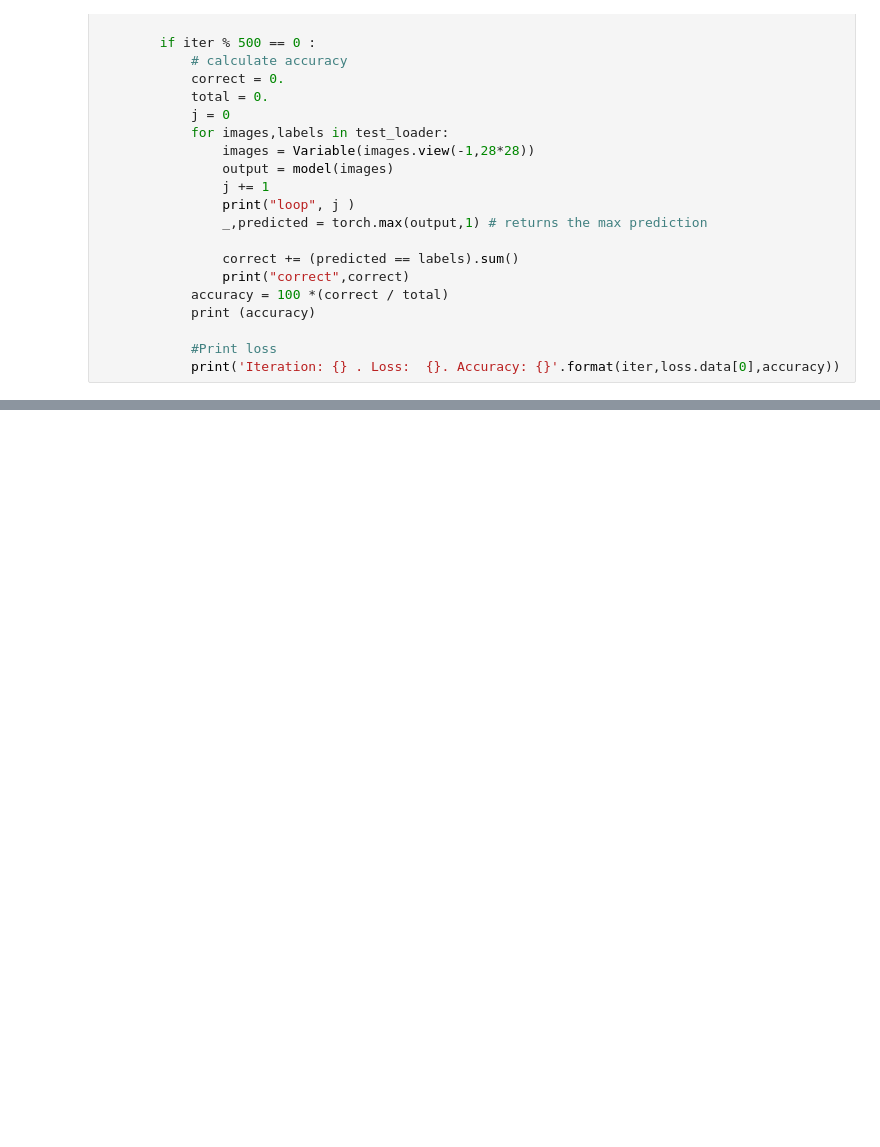
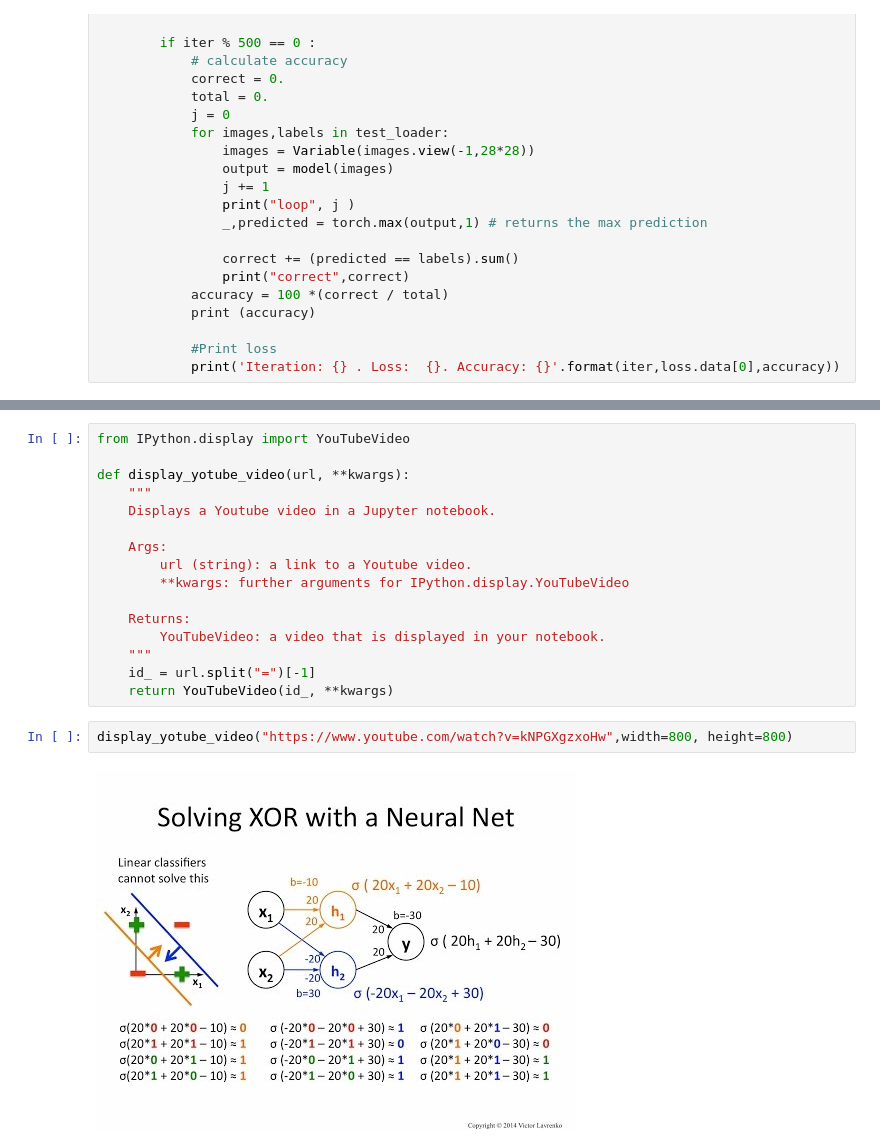
Before and after one commit to ijbo/ML_Theory, a Jupyter notebook: Pytorch/Feed_Forward_NN.ipynb, the cells around one changed output, grey strips where cells are left out. Drawn from its saved outputs; the diff is of its cells as text; blank space fills up the shorter version.

```diff
--- a/Pytorch/Feed_Forward_NN.ipynb
+++ b/Pytorch/Feed_Forward_NN.ipynb
@@ -181,0 +189,20 @@ for epoch in range (num_epochs):
+# %%
+from IPython.display import YouTubeVideo
+
+def display_yotube_video(url, **kwargs):
+    """
+    Displays a Youtube video in a Jupyter notebook.
+
+    Args:
+        url (string): a link to a Youtube video.
+        **kwargs: further arguments for IPython.display.YouTubeVideo
+
+    Returns:
+        YouTubeVideo: a video that is displayed in your notebook.
+    """
+    id_ = url.split("=")[-1]
+    return YouTubeVideo(id_, **kwargs)
+# %%
+display_yotube_video("https://www.youtube.com/watch?v=kNPGXgzxoHw",width=800, height=800)
+# %% [output]
+[figure, added]
```
Also changed, not shown: parts of 6 cells of this notebook, 26 other files.
